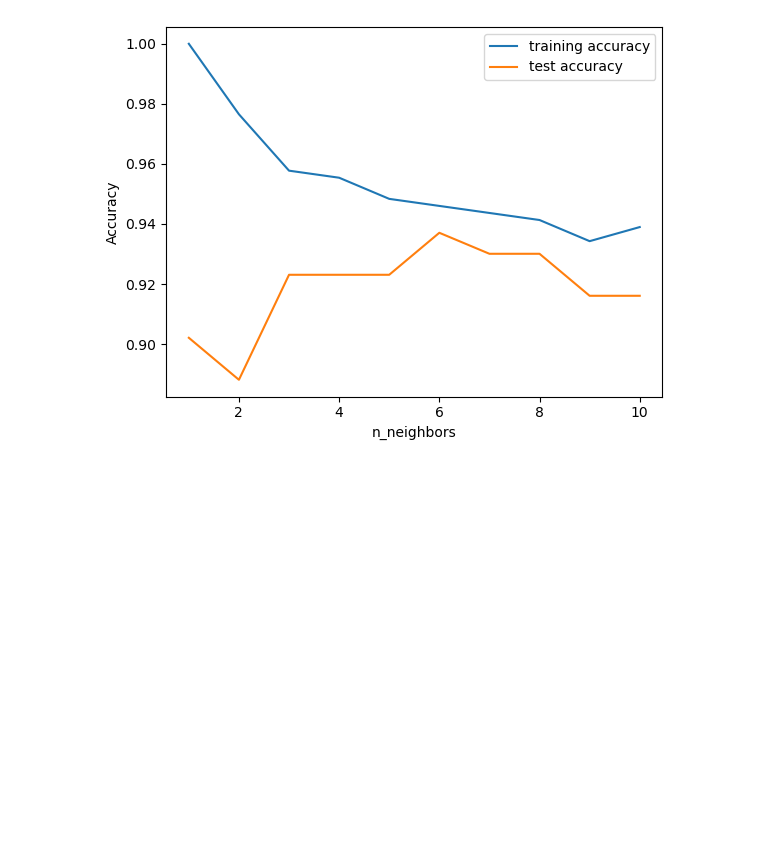
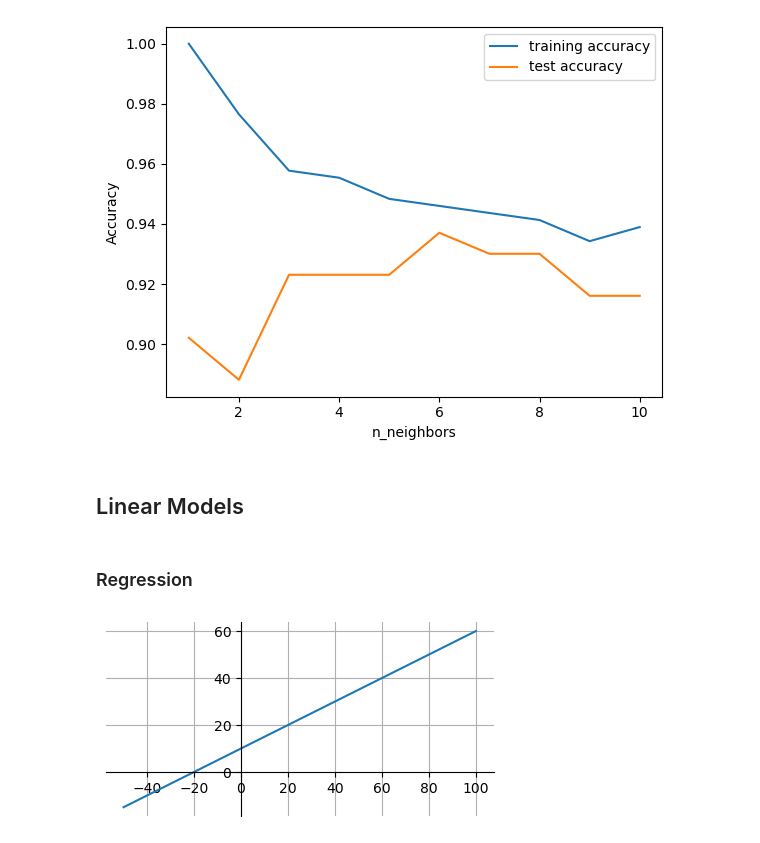
Before and after one commit to abhaykukade/ml_model_evaluation, a Jupyter notebook: supervised.ipynb, the cells around one changed output. Saved outputs shown, nothing was run; the diff lists cells and outputs as text; code cells hidden in the pictures; blank space fills up the shorter version.

```diff
--- a/supervised.ipynb
+++ b/supervised.ipynb
@@ -61,3 +61,23 @@ plt.legend()
 # %% [output]
 <matplotlib.legend.Legend at 0x...>
 [figure]
+# %% [markdown]
+## Linear Models
+# %% [markdown]
+### Regression
+# %%
+x = np.linspace(-50,100,10)
+slope = 0.5
+intercept = 10
+y = slope * x + intercept
+# %%
+fig, ax = plt.subplots(1,1,figsize=(5,5))
+plt.plot(x, y)
+ax.spines['left'].set_position('zero')
+ax.spines['right'].set_color('none')
+ax.spines['bottom'].set_position('zero')
+ax.spines['top'].set_color('none')
+ax.grid(True)
+ax.set_aspect('equal')
+# %% [output]
+[figure, added]
```
Also changed, not shown: 1 other file.
